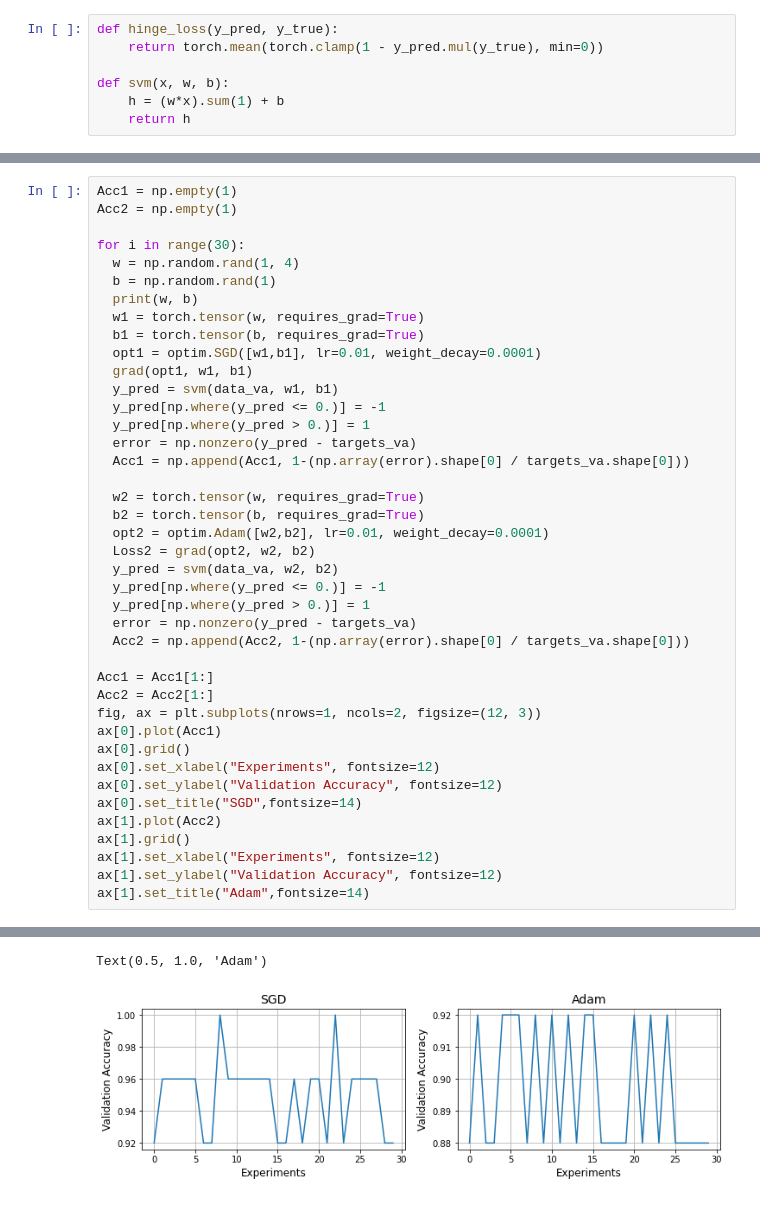
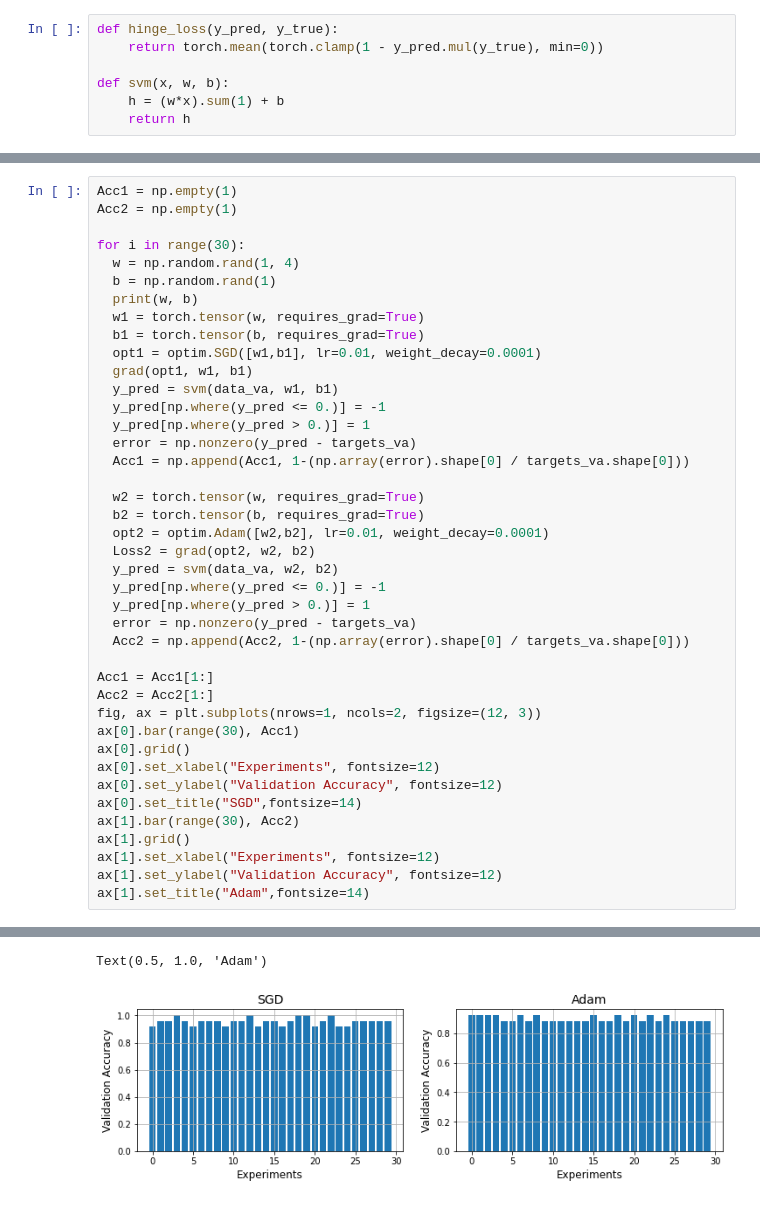
Before and after one commit to WHU-Peter/COMP6248-Deep-Learning, a Jupyter notebook: DL_lab3.ipynb, the cells around one changed output, grey strips where cells are left out. Drawn from its saved outputs; the diff is of its cells as text.

```diff
--- a/DL_lab3.ipynb
+++ b/DL_lab3.ipynb
@@ -213,12 +213,12 @@ for i in range(30):
 Acc1 = Acc1[1:]
 Acc2 = Acc2[1:]
 fig, ax = plt.subplots(nrows=1, ncols=2, figsize=(12, 3))
-ax[0].plot(Acc1)
+ax[0].bar(range(30), Acc1)
 ax[0].grid()
 ax[0].set_xlabel("Experiments", fontsize=12)
 ax[0].set_ylabel("Validation Accuracy", fontsize=12)
 ax[0].set_title("SGD",fontsize=14)
-ax[1].plot(Acc2)
+ax[1].bar(range(30), Acc2)
 ax[1].grid()
 ax[1].set_xlabel("Experiments", fontsize=12)
 ax[1].set_ylabel("Validation Accuracy", fontsize=12)
@@ -244,2 +244,2 @@ ax[1].set_title("Adam",fontsize=14)
 Text(0.5, 1.0, 'Adam')
-[figure, old version]
+[figure, new version]
```
Also changed, not shown: parts of 3 cells of this notebook.
